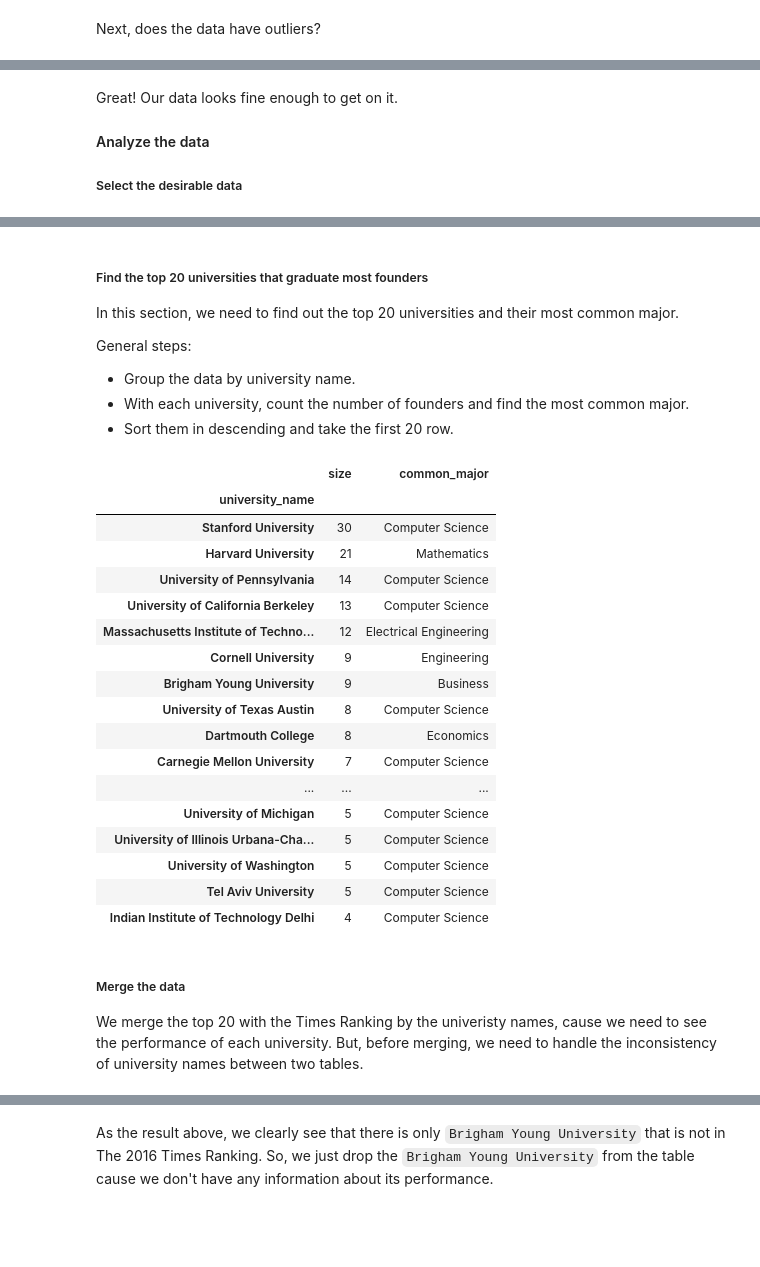
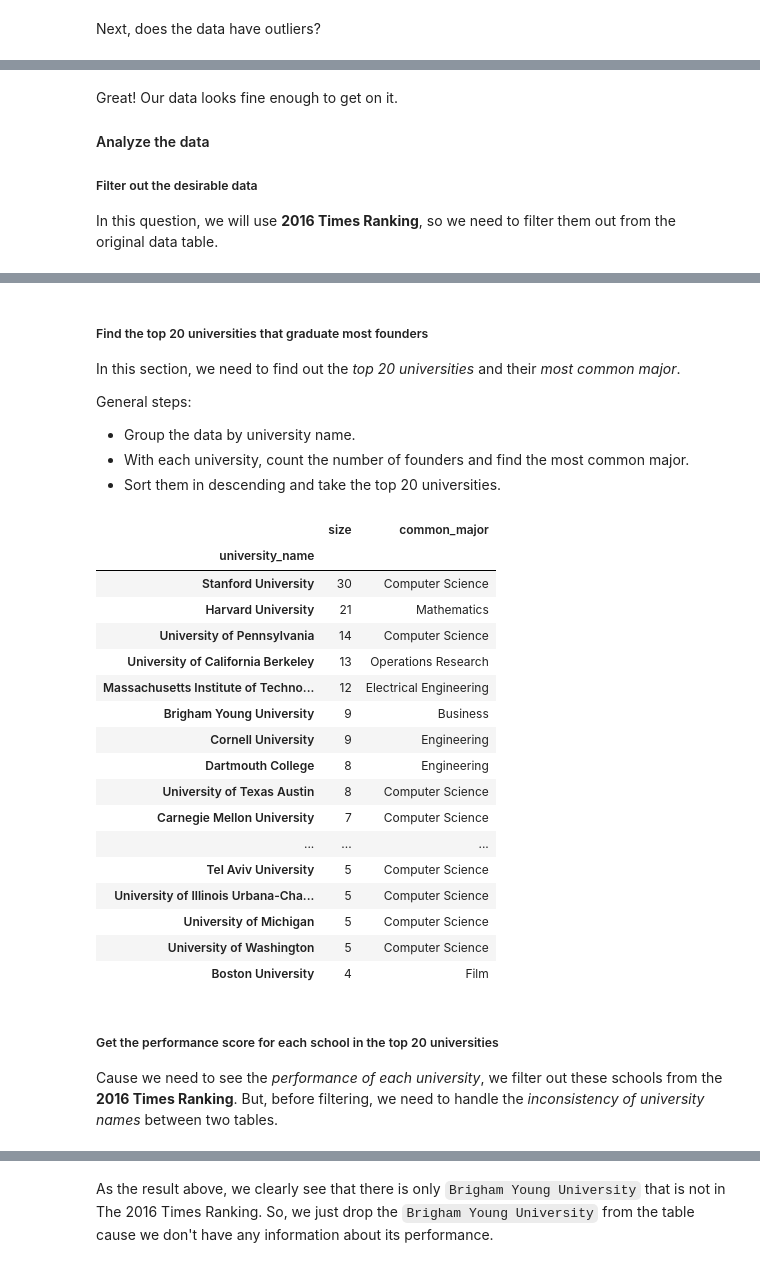
Before and after one commit to itskoi/P4DS-FinalProject, a Jupyter notebook: EDA.ipynb, the cells around one changed output, grey strips where cells are left out. Saved outputs shown, nothing was run; the diff lists cells and outputs as text; code cells hidden in the pictures; blank space fills up the shorter version.

```diff
--- a/EDA.ipynb
+++ b/EDA.ipynb
@@ -1073,7 +1088,8 @@ sub2_times_df.describe()
 # %% [markdown]
 Great! Our data looks fine enough to get on it.
 #### Analyze the data
-##### Select the desirable data
+##### Filter out the desirable data
+In this question, we will use **2016 Times Ranking**, so we need to filter them out from the original data table.
 # %%
 times_2016_df = sub2_times_df[sub2_times_df['year']==2016].copy()
 times_2016_df.reset_index(drop=True, inplace=True)
@@ -1087,41 +1103,42 @@ times_2016_df.head()
 | 4 | Massachusetts Institute of Techno... | United States of America | 89.4 | 84.0 | 88.6 | 99.7 | 95.4 | 92.0 | 2016 |
 # %% [markdown]
 ##### Find the top 20 universities that graduate most founders
-In this section, we need to find out the top 20 universities and their most common major.
+In this section, we need to find out the *top 20 universities* and their *most common major*.
 
 General steps:
 - Group the data by university name.
 - With each university, count the number of founders and find the most common major.
-- Sort them in descending and take the first 20 row.
+- Sort them in descending and take the top 20 universities.
 # %%
 def common_major(x):
     return x.value_counts().index[0]
 # %%
+# Group the data by university names
 top_20_fu = sub_founders_df.groupby(by=['university_name']).agg(['size', common_major])
-top_20_fu = top_20_fu['major'].sort_values(by=['size'], ascending=False)[:20] #nlargest
+top_20_fu = top_20_fu['major'].nlargest(20, columns=['size'])
 top_20_fu
 # %% [output]
 |  | size | common_major |
 | university_name |  |  |
 | Stanford University | 30 | Computer Science |
 | Harvard University | 21 | Mathematics |
 | University of Pennsylvania | 14 | Computer Science |
-| University of California Berkeley | 13 | Computer Science |
+| University of California Berkeley | 13 | Operations Research |
 | Massachusetts Institute of Techno... | 12 | Electrical Engineering |
+| Brigham Young University | 9 | Business |
 | Cornell University | 9 | Engineering |
-| Brigham Young University | 9 | Business |
+| Dartmouth College | 8 | Engineering |
 | University of Texas Austin | 8 | Computer Science |
-| Dartmouth College | 8 | Economics |
 | Carnegie Mellon University | 7 | Computer Science |
 | ... | ... | ... |
+| Tel Aviv University | 5 | Computer Science |
+| University of Illinois Urbana-Cha... | 5 | Computer Science |
 | University of Michigan | 5 | Computer Science |
-| University of Illinois Urbana-Cha... | 5 | Computer Science |
 | University of Washington | 5 | Computer Science |
-| Tel Aviv University | 5 | Computer Science |
-| Indian Institute of Technology Delhi | 4 | Computer Science |
+| Boston University | 4 | Film |
 # %% [markdown]
-##### Merge the data
-We merge the top 20 with the Times Ranking by the univeristy names, cause we need to see the performance of each university. But, before merging, we need to handle the inconsistency of university names between two tables.
+##### Get the performance score for each school in the top 20 universities
+Cause we need to see the *performance of each university*, we filter out these schools from the **2016 Times Ranking**. But, before filtering, we need to handle the *inconsistency of university names* between two tables.
 # %%
 # Set of school names in The Times Ranking
 school_names_2016 = set(times_2016_df['university_name'].unique())
```
Also changed, not shown: parts of 43 cells of this notebook, 1 other file.
